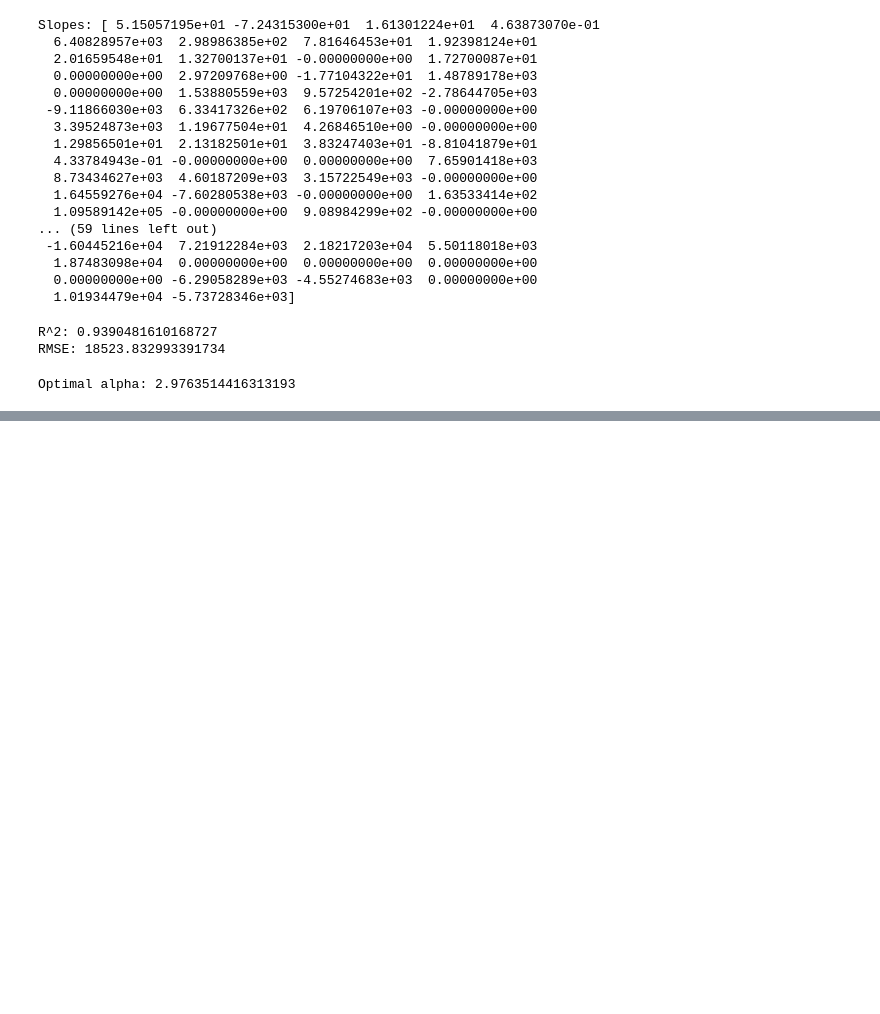
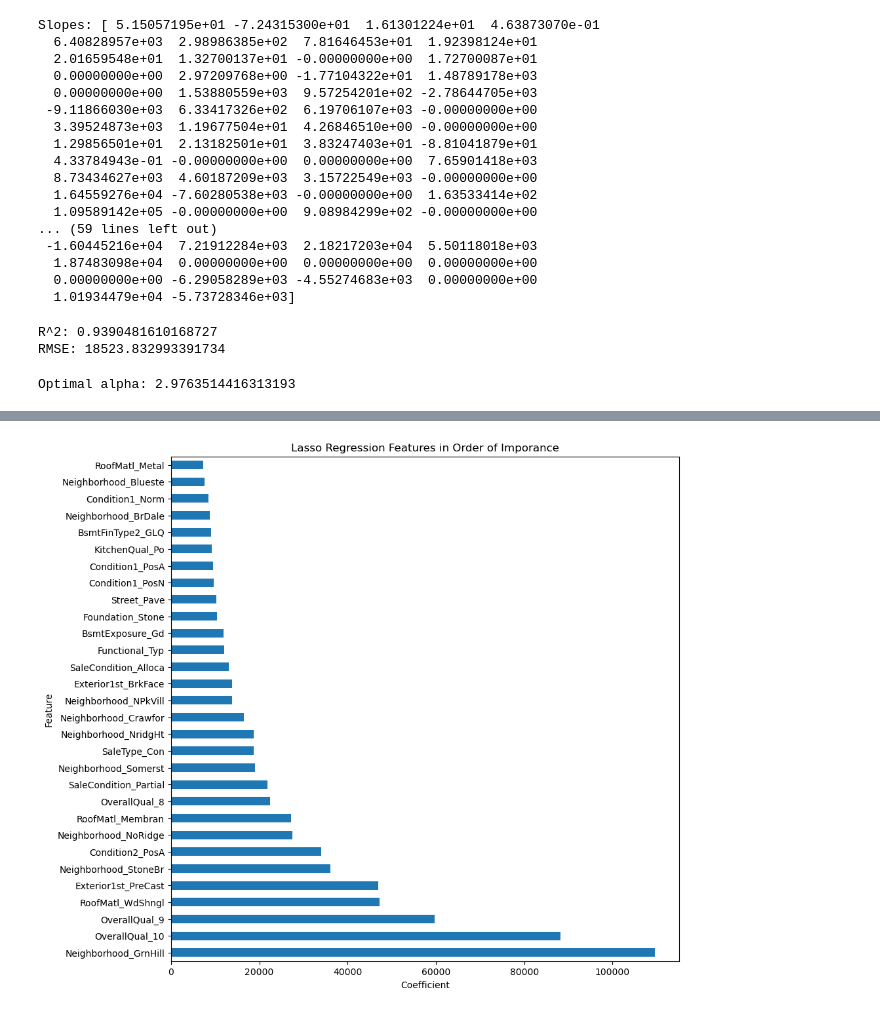
Before and after one commit to bassoonelephant/ames, a Jupyter notebook: 3-ames-regularizedLR.ipynb, the cells around one changed output, grey strips where cells are left out. Drawn from its saved outputs; the diff is of its cells as text; code cells hidden in the pictures; blank space fills up the shorter version.

Commit message:
Update Lasso for feature importance

```diff
--- a/3-ames-regularizedLR.ipynb
+++ b/3-ames-regularizedLR.ipynb
@@ -191,0 +207,18 @@ Optimal alpha: 2.9763514416313193
+# %%
+# Get the features with coefficients greater than 0, sort them, and keep the top 30
+features = lassoCoef[lassoCoef > 0]
+features = features.sort_values(ascending=False)
+features = features[:30]
+
+# Create a bar chart
+features.plot(kind='barh', figsize=(10, 10))
+
+# Labels and titles
+plt.xlabel('Coefficient')
+plt.ylabel('Feature')
+plt.title('Lasso Regression Features in Order of Imporance')
+
+# Show the plot
+plt.show()
+# %% [output]
+[figure, added]
```
Also changed, not shown: parts of 1 cell of this notebook.
